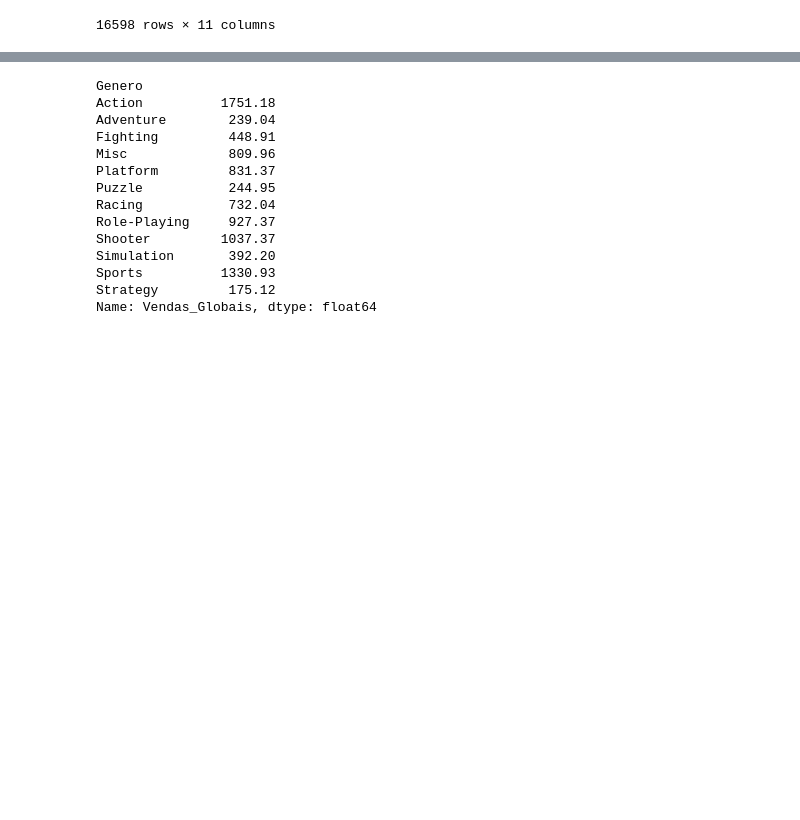
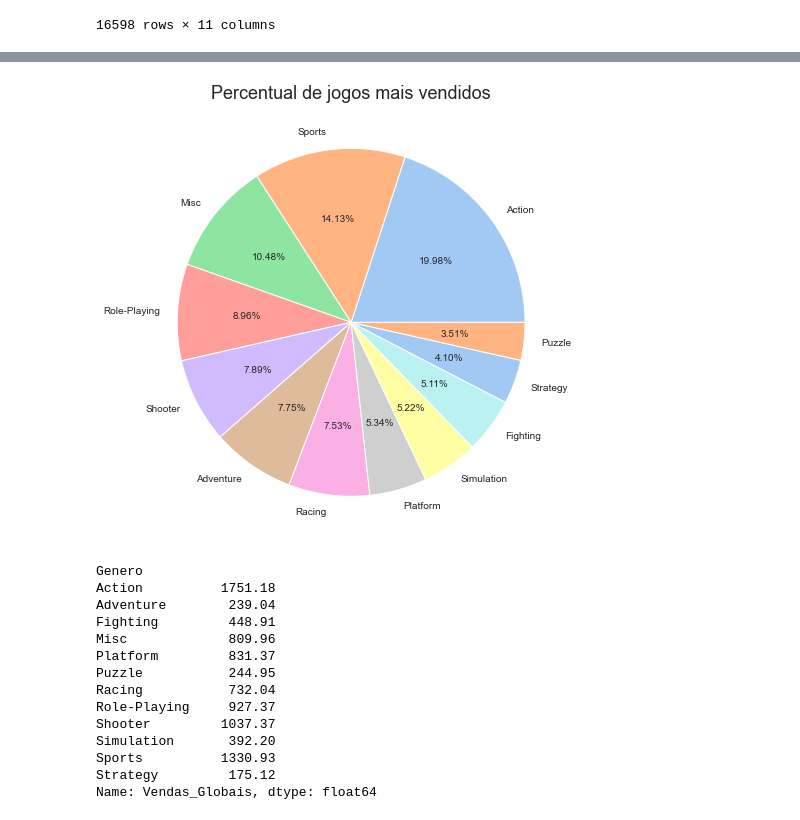
Before and after one commit to Vvitoor21/PythonForDataAnalytics, a Jupyter notebook: 08_Dados_Jogos_Vendas.ipynb, the cells around one changed output, grey strips where cells are left out. Saved outputs shown, nothing was run; the diff lists cells and outputs as text; code cells hidden in the pictures; blank space fills up the shorter version.

```diff
--- a/08_Dados_Jogos_Vendas.ipynb
+++ b/08_Dados_Jogos_Vendas.ipynb
@@ -132,0 +113,3 @@ Name: Genero, dtype: int64
+# %%
+pizza = pd.DataFrame(dados.Genero.value_counts()).reset_index()
+pizza = pizza.rename(columns={'index':'Genero','Genero':'Quantidade'})
@@ -133,3 +134,10 @@ Name: Genero, dtype: int64
+# %%
+plt.figure(figsize = (8,8))
+plt.pie(pizza.Quantidade, labels = pizza.Genero, autopct='%.2f%%')
+plt.title('Percentual de jogos mais vendidos', fontsize = 18)
+plt.show()
+# %% [output]
+[figure, added]
 # %%
 genero_vendas = dados.groupby('Genero')['Vendas_Globais'].sum()
 # %%
```
Also changed, not shown: parts of 18 cells of this notebook.
